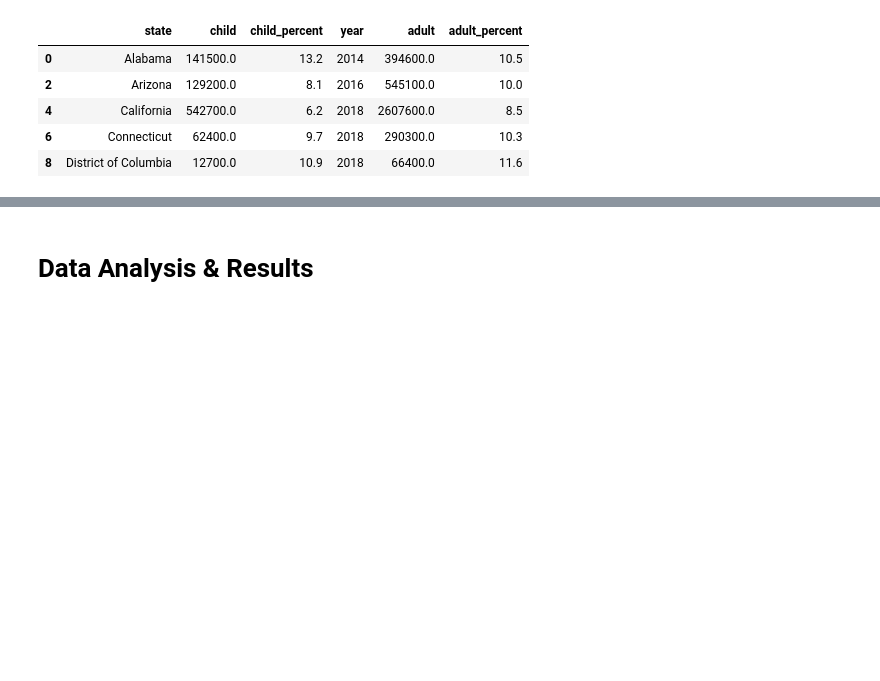
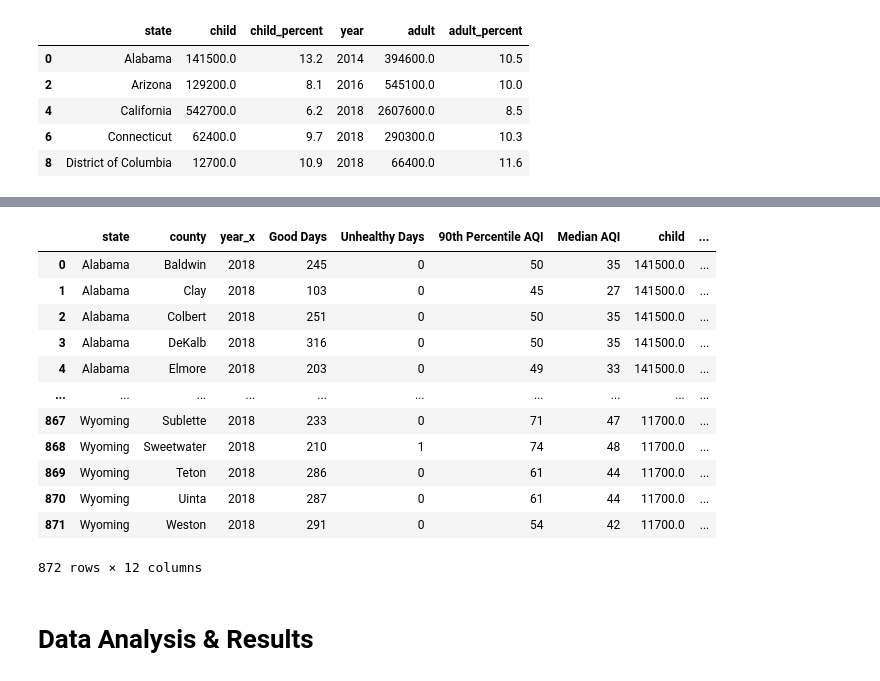
Before and after one commit to tintrungp/COGS108_Repo, a Jupyter notebook: FinalProjectGroup017Sp22.ipynb, the cells around one changed output, grey strips where cells are left out. Saved outputs shown, nothing was run; the diff lists cells and outputs as text; code cells hidden in the pictures; blank space fills up the shorter version.

Commit message:
asthma analyse

```diff
--- a/FinalProjectGroup017Sp22.ipynb
+++ b/FinalProjectGroup017Sp22.ipynb
@@ -417,0 +420,9 @@ asthma.head()
+# %%
+aqi_state = pd.read_csv('data/AQI2018.csv')
+
+# data cleaning the AQI by state df
+aqi_state.drop(['Days with AQI', 'Moderate Days', 'Unhealthy for Sensitive Groups Days', 'Very Unhealthy Days', 'Hazardous Days', 'Max AQI', 'Days CO', 'Days NO2', 'Days Ozone', 'Days PM2.5','Days PM10'], inplace = True, axis=1)
+
+aqi_state= aqi_state.rename(columns={"State": "state", "County":"county", "Year":"year"})
+
+aqi_state
@@ -418,3 +443,21 @@ asthma.head()
+# %%
+# merging the clean aqi by state and asthma by state df into 1
+aqi_state_asthma = pd.merge(aqi_state, asthma, on='state')
+aqi_state_asthma
+# %% [output]
+|  | state | county | year_x | Good Days | Unhealthy Days | 90th Percentile AQI | Median AQI | child | ... |
+| 0 | Alabama | Baldwin | 2018 | 245 | 0 | 50 | 35 | 141500.0 | ... |
+| 1 | Alabama | Clay | 2018 | 103 | 0 | 45 | 27 | 141500.0 | ... |
+| 2 | Alabama | Colbert | 2018 | 251 | 0 | 50 | 35 | 141500.0 | ... |
+| 3 | Alabama | DeKalb | 2018 | 316 | 0 | 50 | 35 | 141500.0 | ... |
+| 4 | Alabama | Elmore | 2018 | 203 | 0 | 49 | 33 | 141500.0 | ... |
+| ... | ... | ... | ... | ... | ... | ... | ... | ... | ... |
+| 867 | Wyoming | Sublette | 2018 | 233 | 0 | 71 | 47 | 11700.0 | ... |
+| 868 | Wyoming | Sweetwater | 2018 | 210 | 1 | 74 | 48 | 11700.0 | ... |
+| 869 | Wyoming | Teton | 2018 | 286 | 0 | 61 | 44 | 11700.0 | ... |
+| 870 | Wyoming | Uinta | 2018 | 287 | 0 | 61 | 44 | 11700.0 | ... |
+| 871 | Wyoming | Weston | 2018 | 291 | 0 | 54 | 42 | 11700.0 | ... |
+872 rows × 12 columns
 # %% [markdown]
 # Data Analysis & Results
 # %% [markdown]
```
Also changed, not shown: parts of 5 cells of this notebook, 1 other file.
